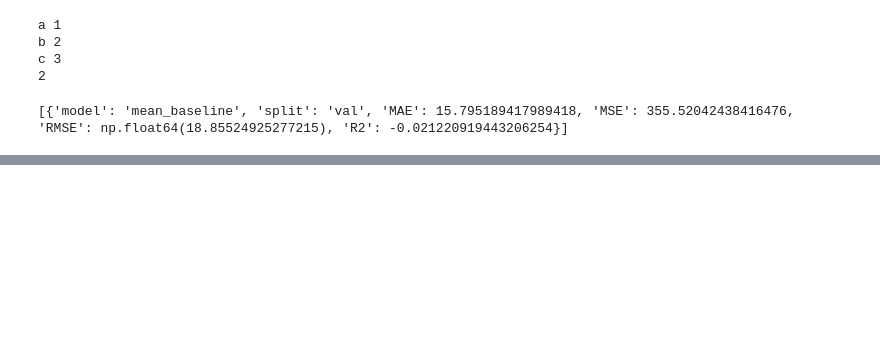
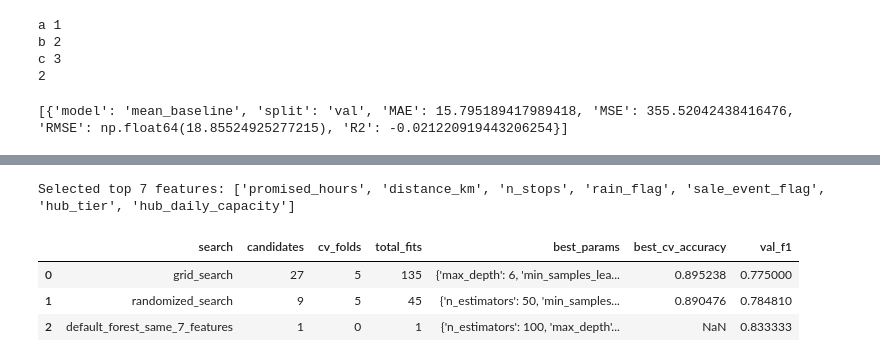
Before and after one commit to udaymaroju/masai-aiml-capstone-project, a Jupyter notebook: temp.ipynb, the cells around one changed output, grey strips where cells are left out. Drawn from its saved outputs; the diff is of its cells as text; code cells hidden in the pictures; blank space fills up the shorter version.

```diff
--- a/temp.ipynb
+++ b/temp.ipynb
@@ -666,0 +982,12 @@ final_model = candidate_model[final_model['model'] == top_two_models[0]].copy()
+# %%
+k = 7
+
+selector = SelectKBest(score_func=f_classif, k=k)
+X_train_7 = selector.fit_transform(x_train, y_train)
+X_val_7 = selector.transform(x_val)
+
+selected_features = np.array(x_train.columns)[selector.get_support()]
+
+print("Selected top 7 features:", selected_features.tolist())
+# %% [output]
+Selected top 7 features: ['promised_hours', 'distance_km', 'n_stops', 'rain_flag', 'sale_event_flag', 'hub_tier', 'hub_daily_capacity']
@@ -666,0 +1020,33 @@ final_model = candidate_model[final_model['model'] == top_two_models[0]].copy()
+# %%
+randomized_search = RandomizedSearchCV(
+    estimator=RandomForestClassifier(random_state=42),
+    param_distributions=param_grid,
+    n_iter=9,
+    cv=5,
+    random_state=42
+)
+randomized_search.fit(X_train_7, y_train)
+randomized_val_predictions = randomized_search.best_estimator_.predict(
+    X_val_7
+)
+
+randomized_val_f1 = f1_score(
+    y_val,
+    randomized_val_predictions,
+    zero_division=0
+)
+# %%
+default_rf_7 = RandomForestClassifier(
+    n_estimators=100,
+    random_state=42
+)
+
+default_rf_7.fit(X_train_7, y_train)
+
+default_val_predictions = default_rf_7.predict(X_val_7)
+
+default_val_f1 = f1_score(
+    y_val,
+    default_val_predictions,
+    zero_division=0
+)
@@ -666,0 +1104,7 @@ final_model = candidate_model[final_model['model'] == top_two_models[0]].copy()
+# %%
+tuning_df.head()
+# %% [output]
+|  | search | candidates | cv_folds | total_fits | best_params | best_cv_accuracy | val_f1 |
+| 0 | grid_search | 27 | 5 | 135 | {'max_depth': 6, 'min_samples_lea... | 0.895238 | 0.775000 |
+| 1 | randomized_search | 9 | 5 | 45 | {'n_estimators': 50, 'min_samples... | 0.890476 | 0.784810 |
+| 2 | default_forest_same_7_features | 1 | 0 | 1 | {'n_estimators': 100, 'max_depth'... | NaN | 0.833333 |
```
Also changed, not shown: parts of 32 cells of this notebook, 15 other files.
